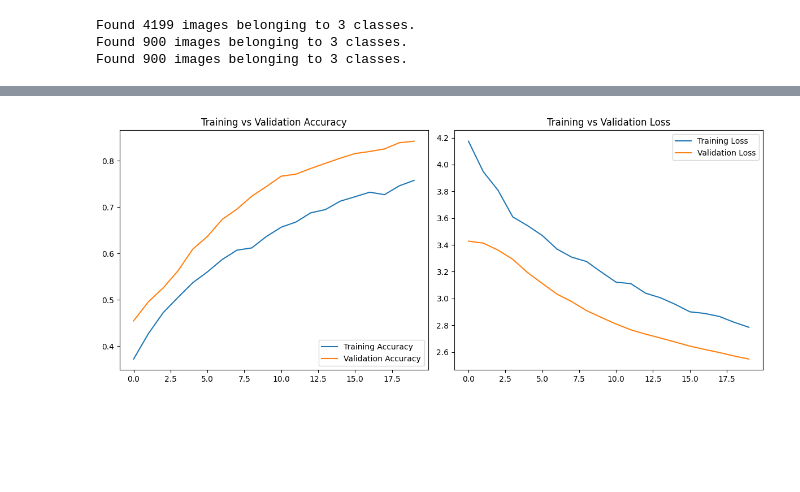
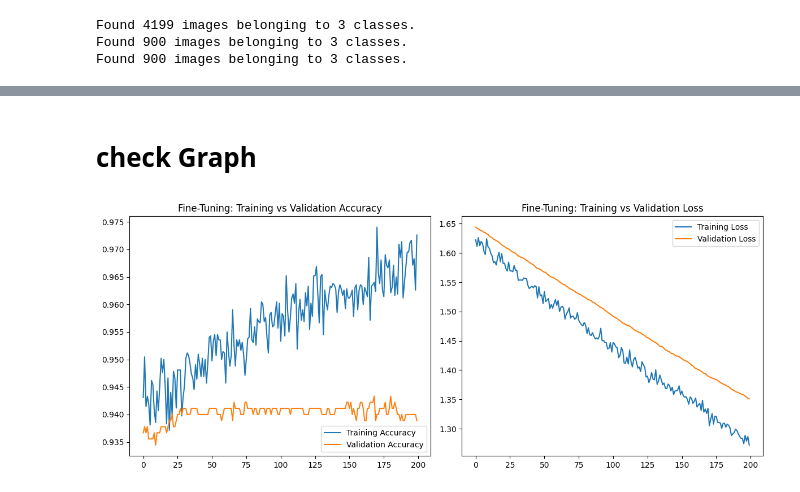
Before and after one commit to ToonNich/GrowQuest-Tower, a Jupyter notebook: Processing/MobileNetV3_Large.ipynb, the cells around one changed output, grey strips where cells are left out. Saved outputs shown, nothing was run; the diff lists cells and outputs as text; code cells hidden in the pictures; blank space fills up the shorter version.

Commit message:
Training MobileNetV3
from 70 Epochs to 200Epochs

```diff
--- a/Processing/MobileNetV3_Large.ipynb
+++ b/Processing/MobileNetV3_Large.ipynb
@@ -133,0 +160,16 @@ Epoch 20: val_loss improved from 2.57052 to 2.54772, saving model to best_mobile
+# %%
+from tensorflow.keras.optimizers import Adam
+
+model.compile(
+    optimizer=Adam(learning_rate=1e-6),  # lower LR for more refined training
+    loss='categorical_crossentropy',
+    metrics=['accuracy', Precision(), Recall()]
+)
+
+# Continue training
+history_continued = model.fit(
+    train_generator,
+    validation_data=val_generator,
+    epochs=200,
+    callbacks=[early_stop, reduce_lr, checkpoint]
+)
@@ -134,30 +194,34 @@ Epoch 20: val_loss improved from 2.57052 to 2.54772, saving model to best_mobile
+# %% [markdown]
+# check Graph
 # %%
 import matplotlib.pyplot as plt
 
 # Extract history
-acc = history.history['accuracy']
-val_acc = history.history['val_accuracy']
-loss = history.history['loss']
-val_loss = history.history['val_loss']
+acc = history_continued.history['accuracy']
+val_acc = history_continued.history['val_accuracy']
+loss = history_continued.history['loss']
+val_loss = history_continued.history['val_loss']
 
 epochs_range = range(len(acc))
 
-# Plot Accuracy
+# Plot
 plt.figure(figsize=(12, 5))
+
+# Accuracy
 plt.subplot(1, 2, 1)
 plt.plot(epochs_range, acc, label='Training Accuracy')
 plt.plot(epochs_range, val_acc, label='Validation Accuracy')
 plt.legend(loc='lower right')
-plt.title('Training vs Validation Accuracy')
+plt.title('Fine-Tuning: Training vs Validation Accuracy')
 
-# Plot Loss
+# Loss
 plt.subplot(1, 2, 2)
 plt.plot(epochs_range, loss, label='Training Loss')
 plt.plot(epochs_range, val_loss, label='Validation Loss')
 plt.legend(loc='upper right')
-plt.title('Training vs Validation Loss')
+plt.title('Fine-Tuning: Training vs Validation Loss')
 
 plt.tight_layout()
 plt.show()
 # %% [output]
-[figure, old version]
+[figure, new version]
```
Also changed, not shown: parts of 9 cells of this notebook, 3 other files.
